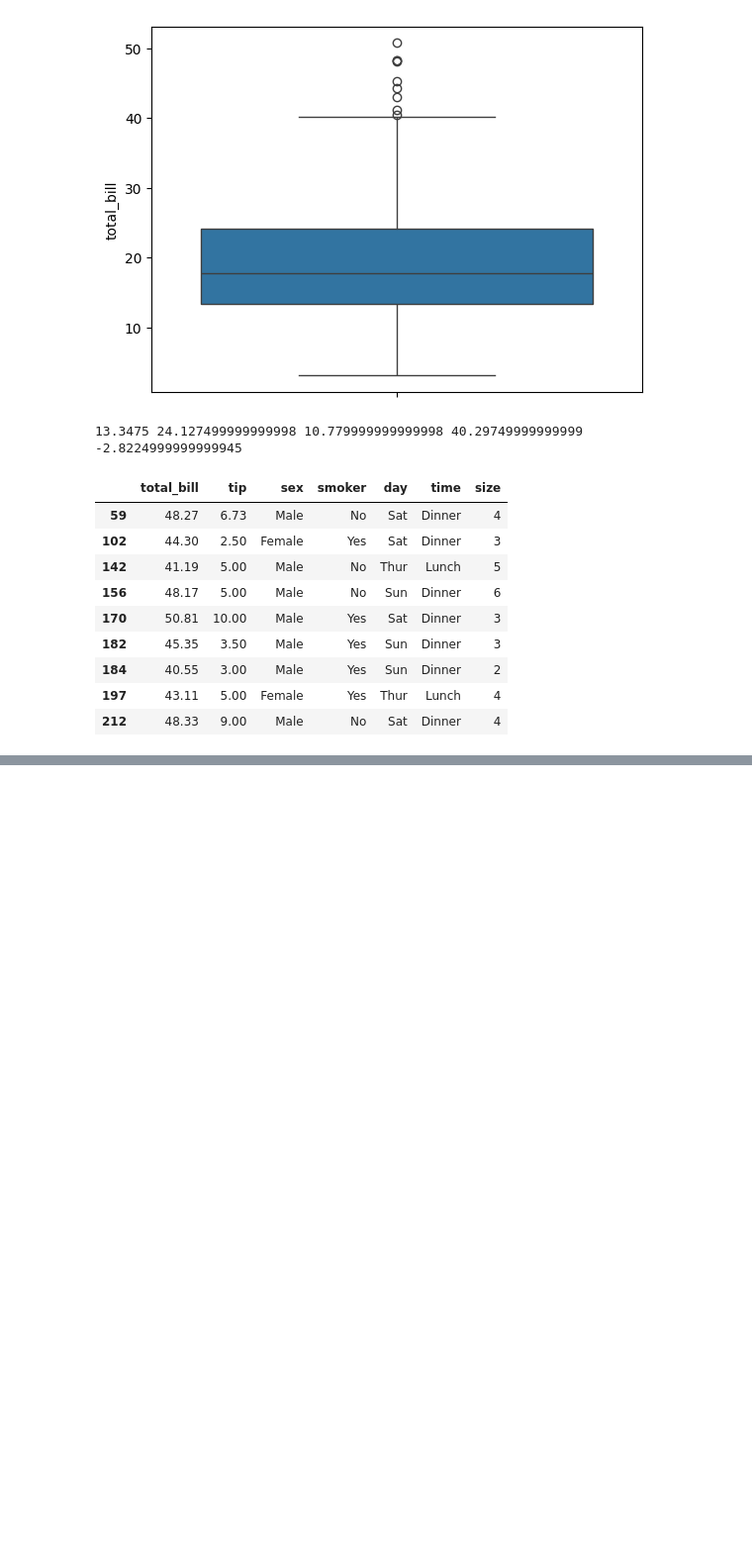
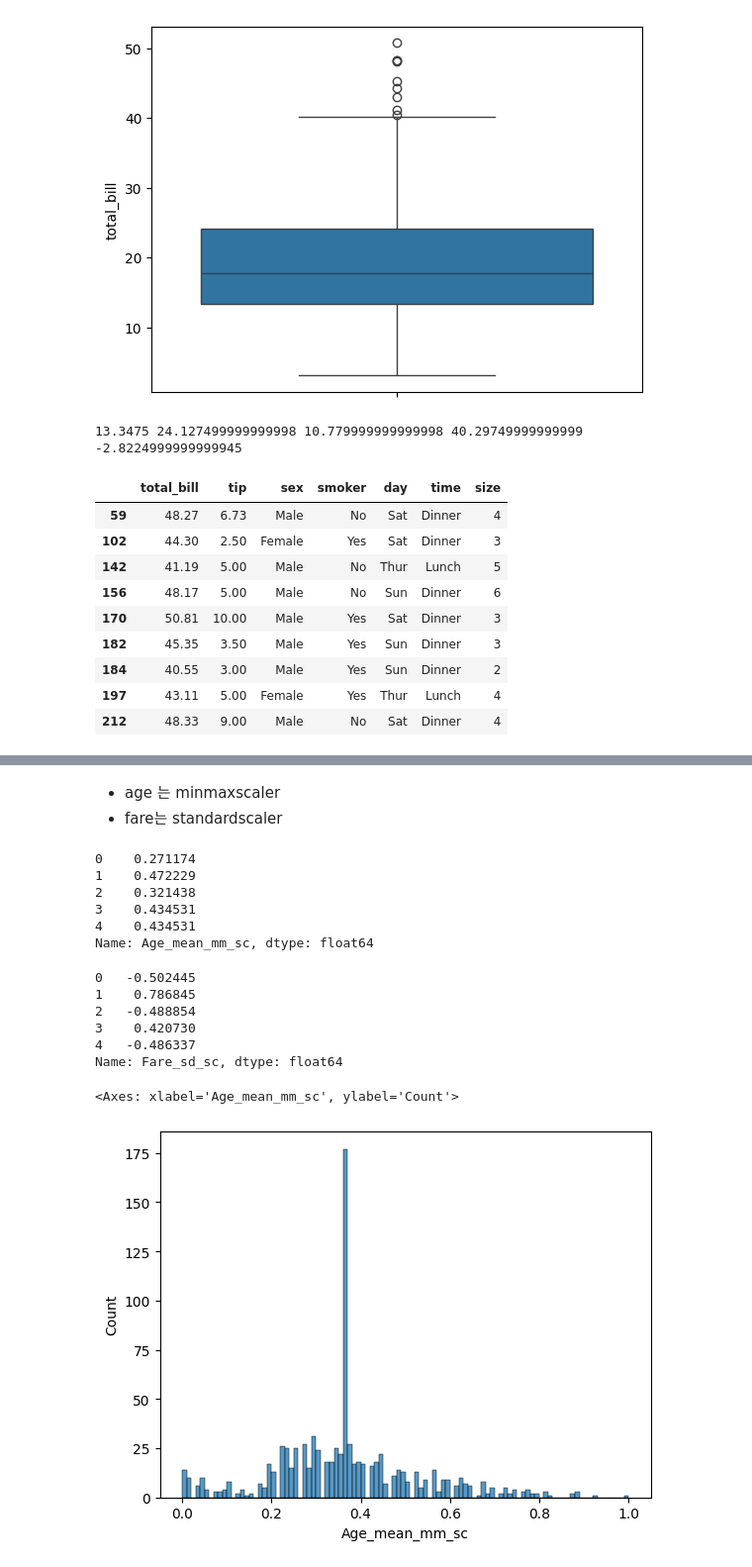
Before and after one commit to Joy-9707/sparta_practice, a Jupyter notebook: eda.ipynb, the cells around one changed output, grey strips where cells are left out. Shown at 99% size. Saved outputs shown, nothing was run; the diff lists cells and outputs as text; code cells hidden in the pictures; blank space fills up the shorter version.

```diff
--- a/eda.ipynb
+++ b/eda.ipynb
@@ -164,0 +440,34 @@ tips_df[cond2]
+# %% [markdown]
+- age 는 minmaxscaler
+- fare는 standardscaler
+# %%
+from sklearn.preprocessing import  MinMaxScaler, StandardScaler
+mm_sc = MinMaxScaler()
+sd_sc = StandardScaler()
+# %%
+# Age 변환하기
+
+titanic_df['Age_mean_mm_sc'] = mm_sc.fit_transform(titanic_df[['age_mean']])
+titanic_df['Age_mean_mm_sc'].head()
+# %% [output]
+0    0.271174
+1    0.472229
+2    0.321438
+3    0.434531
+4    0.434531
+Name: Age_mean_mm_sc, dtype: float64
+# %%
+titanic_df['Fare_sd_sc'] = sd_sc.fit_transform(titanic_df[['Fare']])
+titanic_df['Fare_sd_sc'].head()
+# %% [output]
+0   -0.502445
+1    0.786845
+2   -0.488854
+3    0.420730
+4   -0.486337
+Name: Fare_sd_sc, dtype: float64
+# %%
+sns.histplot(titanic_df['Age_mean_mm_sc'], bins=100)
+# %% [output]
+<Axes: xlabel='Age_mean_mm_sc', ylabel='Count'>
+[figure, added]
```
Also changed, not shown: parts of 35 cells of this notebook, 2 other files.
